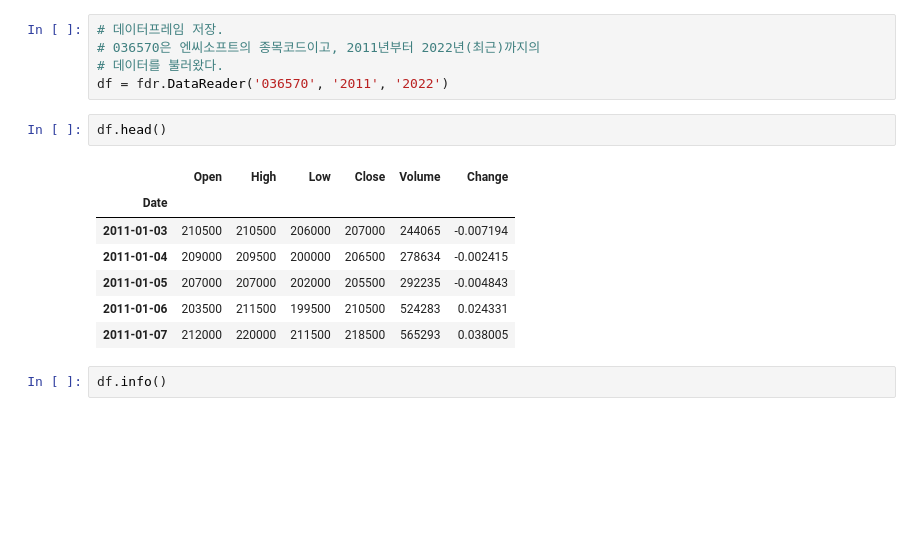
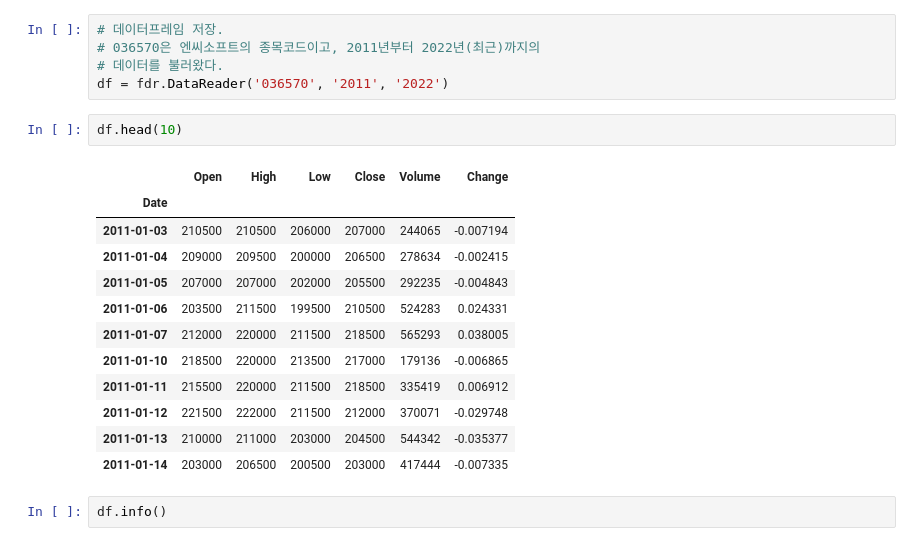
Before and after one commit to tiobi/plover_ds, a Jupyter notebook: stock_price_rnn/AI_Marketing_RNN.ipynb, the cells around one changed output. Drawn from its saved outputs; the diff is of its cells as text; blank space fills up the shorter version.

```diff
--- a/stock_price_rnn/AI_Marketing_RNN.ipynb
+++ b/stock_price_rnn/AI_Marketing_RNN.ipynb
@@ -14,15 +14,20 @@ fdr.__version__
 # 데이터를 불러왔다.
 df = fdr.DataReader('036570', '2011', '2022')
 # %%
-df.head()
+df.head(10)
 # %% [output]
 |  | Open | High | Low | Close | Volume | Change |
 | Date |  |  |  |  |  |  |
 | 2011-01-03 | 210500 | 210500 | 206000 | 207000 | 244065 | -0.007194 |
 | 2011-01-04 | 209000 | 209500 | 200000 | 206500 | 278634 | -0.002415 |
 | 2011-01-05 | 207000 | 207000 | 202000 | 205500 | 292235 | -0.004843 |
 | 2011-01-06 | 203500 | 211500 | 199500 | 210500 | 524283 | 0.024331 |
 | 2011-01-07 | 212000 | 220000 | 211500 | 218500 | 565293 | 0.038005 |
+| 2011-01-10 | 218500 | 220000 | 213500 | 217000 | 179136 | -0.006865 |
+| 2011-01-11 | 215500 | 220000 | 211500 | 218500 | 335419 | 0.006912 |
+| 2011-01-12 | 221500 | 222000 | 211500 | 212000 | 370071 | -0.029748 |
+| 2011-01-13 | 210000 | 211000 | 203000 | 204500 | 544342 | -0.035377 |
+| 2011-01-14 | 203000 | 206500 | 200500 | 203000 | 417444 | -0.007335 |
 # %%
 df.info()
 # %% [output]
```
